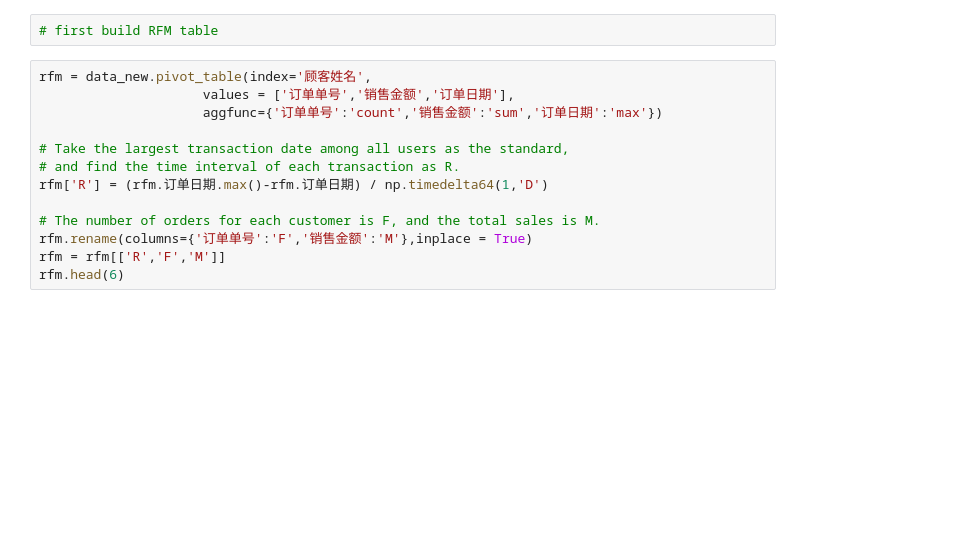
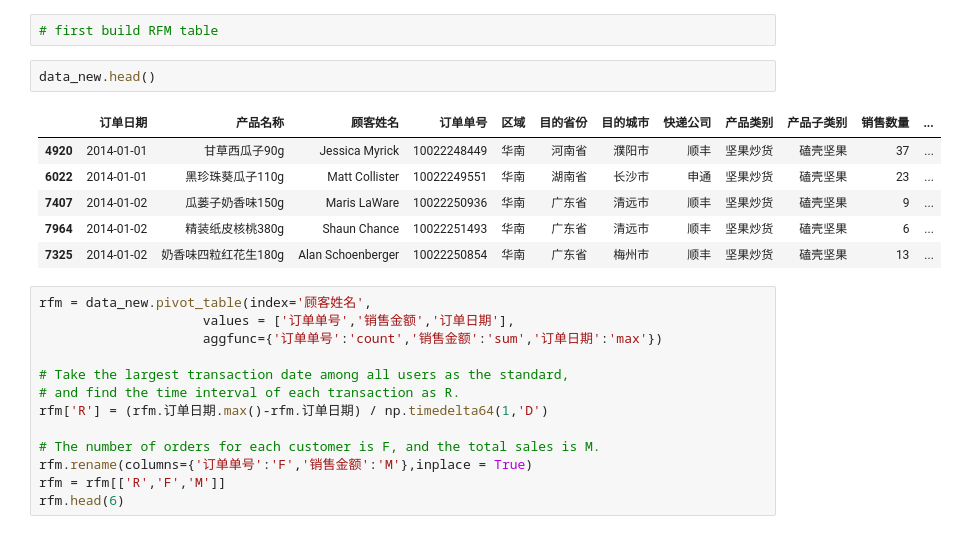
Before and after one commit to UniqueLWS/LWS, a Jupyter notebook: 7810_Group project source code_group 6.ipynb, the cells around one changed output. Saved outputs shown, nothing was run; the diff lists cells and outputs as text; blank space fills up the shorter version.

```diff
--- a/7810_Group project source code_group 6.ipynb
+++ b/7810_Group project source code_group 6.ipynb
@@ -612,6 +612,15 @@ M (Monetary): The amount of transactions made by the customer in the most recent
 The greater the value of M, the higher the customer value, and vice versa, the lower the customer value.
 # %%
 # first build RFM table
+# %%
+data_new.head()
+# %% [output]
+|  | 订单日期 | 产品名称 | 顾客姓名 | 订单单号 | 区域 | 目的省份 | 目的城市 | 快递公司 | 产品类别 | 产品子类别 | 销售数量 | ... |
+| 4920 | 2014-01-01 | 甘草西瓜子90g | Jessica Myrick | 10022248449 | 华南 | 河南省 | 濮阳市 | 顺丰 | 坚果炒货 | 磕壳坚果 | 37 | ... |
+| 6022 | 2014-01-01 | 黑珍珠葵瓜子110g | Matt Collister | 10022249551 | 华南 | 湖南省 | 长沙市 | 申通 | 坚果炒货 | 磕壳坚果 | 23 | ... |
+| 7407 | 2014-01-02 | 瓜蒌子奶香味150g | Maris LaWare | 10022250936 | 华南 | 广东省 | 清远市 | 顺丰 | 坚果炒货 | 磕壳坚果 | 9 | ... |
+| 7964 | 2014-01-02 | 精装纸皮核桃380g | Shaun Chance | 10022251493 | 华南 | 广东省 | 清远市 | 顺丰 | 坚果炒货 | 磕壳坚果 | 6 | ... |
+| 7325 | 2014-01-02 | 奶香味四粒红花生180g | Alan Schoenberger | 10022250854 | 华南 | 广东省 | 梅州市 | 顺丰 | 坚果炒货 | 磕壳坚果 | 13 | ... |
 # %%
 rfm = data_new.pivot_table(index='顾客姓名',
                      values = ['订单单号','销售金额','订单日期'],
```
Also changed, not shown: parts of 47 cells of this notebook.
